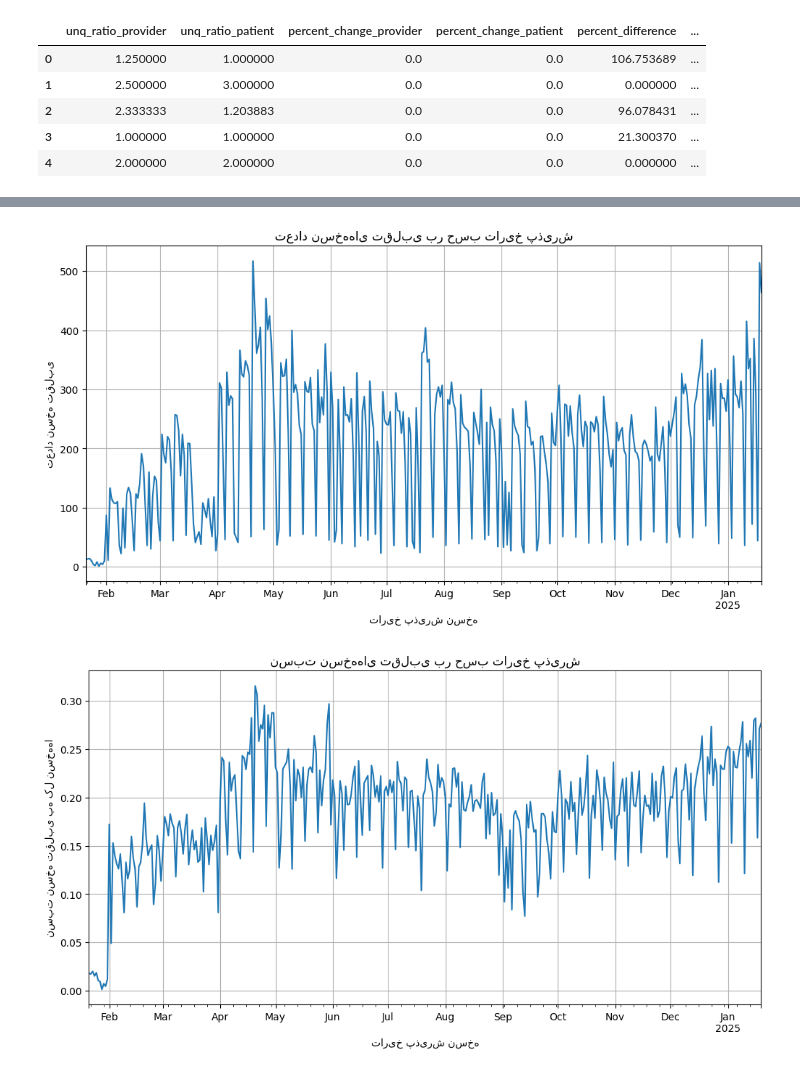
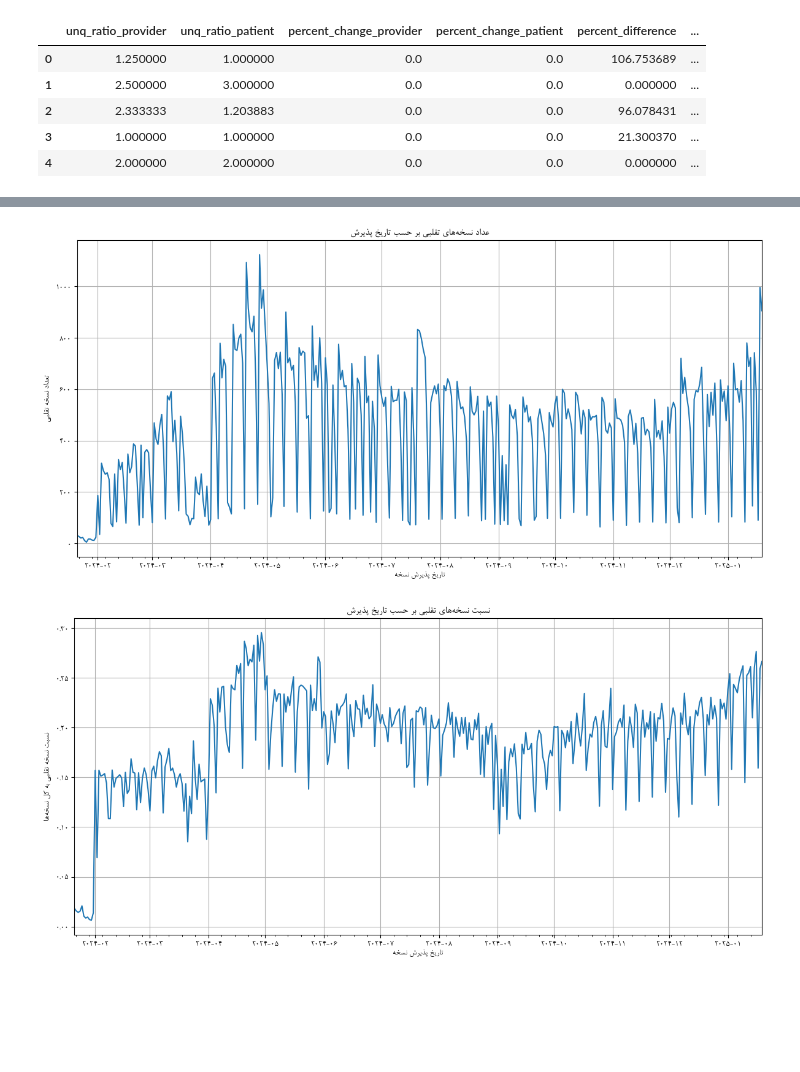
Before and after one commit to a-nowruzi/fraud-detection-algo, a Jupyter notebook: Project_FD 0.ipynb, the cells around one changed output, grey strips where cells are left out. Drawn from its saved outputs; the diff is of its cells as text; code cells hidden in the pictures; blank space fills up the shorter version.

```diff
--- a/Project_FD 0.ipynb
+++ b/Project_FD 0.ipynb
@@ -11,8 +11,9 @@ pd.set_option('display.max_rows', 100)
 # %% [markdown]
 # Section (1): Data Set Preparation
 # %%
-data = pd.read_csv('DataSet_FD7.CSV')
-
+data = pd.read_csv('FD_DataSet3.CSV')
+#('DataSet_FD7.CSV')
+#('D-362.1111.CSV')
 # Remove commas and spaces
 data['cost_amount'] = data['cost_amount'].str.replace(',', '').str.strip()
 data['ded_amount'] = data['ded_amount'].str.replace(',', '').str.strip()
@@ -24,8 +25,8 @@ data['ded_amount'] = pd.to_numeric(data['ded_amount'], errors='coerce').fillna(0
 data['confirmed_amount'] = pd.to_numeric(data['confirmed_amount'], errors='coerce').fillna(0).astype(int)
 # %%
 # Complete the missing records of provider name with the reference code and reference name
-data['provider_name'] = data['provider_name'].fillna(data['ref_code'])
-data['provider_name'] = data['provider_name'].fillna(data['ref_name'])
+data['provider_name'] = data['provider_name'].fillna(data['Ref_code'])
+data['provider_name'] = data['provider_name'].fillna(data['Ref_name'])
 
 specialties = pd.read_csv('specialties.csv')  # فایل تخصیص تخصص
 
@@ -920,7 +941,9 @@ data_final['gender'] = data['gender']
 data_final['age'] = data['age']
 data_final['Service'] = data['Service']
 data_final['province'] = data['province']
-data_final['پوشش'] = data['پوشش']
+data_final['Ins_Cover'] = data['Ins_Cover']
+data_final['Invice-type'] = data['Invice-type']
+data_final['Type_Medical_Record'] = data['Type_Medical_Record']
 
 data_final['prediction'] = y_pred
 
@@ -1157,49 +1209,60 @@ plt.show()
 # %%
 # تعداد نسخه‌های تقلبی بر حسب تاریخ پذیرش
 
 # اگر ستون تاریخ در قالب رشته است، ابتدا به تاریخ تبدیل کنید
 # final_data['Adm_date'] = pd.to_datetime(final_data['Adm_date'])
 
 # تعداد نسخه‌های تقلبی در هر تاریخ پذیرش
 fraud_by_date = data_final[data_final['prediction'] == -1].groupby('Adm_date').size()
 
-# رسم تعداد نسخه‌های تقلبی بر حسب تاریخ
+# رسم نمودار
 plt.figure(figsize=(12,6))
-fraud_by_date.plot()
-plt.xlabel('تاریخ پذیرش نسخه')
-plt.ylabel('تعداد نسخه تقلبی')
-plt.title('تعداد نسخه‌های تقلبی بر حسب تاریخ پذیرش')
+ax = fraud_by_date.plot()
+
+# تنظیم محور X برای نمایش تاریخ به شکل مناسب
+ax.set_xlabel(get_display(reshape('تاریخ پذیرش نسخه')))
+ax.set_ylabel(get_display(reshape('تعداد نسخه تقلبی')))
+ax.set_title(get_display(reshape('عداد نسخه‌های تقلبی بر حسب تاریخ پذیرش')))
+
+ax.xaxis.set_major_locator(mdates.MonthLocator())  # هر ماه
+ax.xaxis.set_major_formatter(mdates.DateFormatter('%Y-%m'))
+
 plt.grid(True)
+plt.tight_layout()
 plt.show()
 # %% [output]
-[figure, old version]
+[figure, new version]
 # %%
-# نسبت نسخه تقلبی به کل نسخه‌ها
-
-import matplotlib.pyplot as plt
-
-# اگر ستون تاریخ در قالب رشته است، آن را به تاریخ تبدیل کنید
+# فرض بر این است که ستون تاریخ در قالب datetime است، در غیر این صورت:
 data_final['Adm_date'] = pd.to_datetime(data_final['Adm_date'])
 
-# تعداد نسخه‌های تقلبی در هر تاریخ
+# محاسبه تعداد نسخه‌های تقلبی در هر تاریخ
 fraud_counts = data_final[data_final['prediction'] == -1].groupby('Adm_date').size()
 
-# تعداد کل نسخه‌ها در هر تاریخ
+# محاسبه کل نسخه‌ها در هر تاریخ
 total_counts = data_final.groupby('Adm_date').size()
 
-# محاسبه نسبت نسخه‌های تقلبی به کل نسخه‌ها
+# نسبت نسخه‌های تقلبی به کل نسخه‌ها
 fraud_ratio = fraud_counts / total_counts
 
-# رسم نسبت روزانه نسخه‌های تقلبی
+# رسم نمودار
 plt.figure(figsize=(12,6))
-fraud_ratio.plot()
-plt.xlabel('تاریخ پذیرش نسخه')
-plt.ylabel('نسبت نسخه تقلبی به کل نسخه‌ها')
-plt.title('نسبت نسخه‌های تقلبی بر حسب تاریخ پذیرش')
+ax = fraud_ratio.plot()
+
+# تنظیم محور X برای نمایش تاریخ به شکل مناسب
+ax.set_xlabel(get_display(reshape('تاریخ پذیرش نسخه')))
+ax.set_ylabel(get_display(reshape('نسبت نسخه تقلبی به کل نسخه‌ها')))
+ax.set_title(get_display(reshape('نسبت نسخه‌های تقلبی بر حسب تاریخ پذیرش')))
+
+# اگر نیاز دارید تاریخ‌ها به صورت روزانه، هفتگی یا ماهانه نمایش داده شوند:
+ax.xaxis.set_major_locator(mdates.MonthLocator())  # هر ماه
+ax.xaxis.set_major_formatter(mdates.DateFormatter('%Y-%m'))
+
 plt.grid(True)
+plt.tight_layout()
 plt.show()
 # %% [output]
-[figure, old version]
+[figure, new version]
 # %%
 # نسبت نسخه‌های تقلبی در پوشش های مختلف بیمه
 
```
Also changed, not shown: parts of 39 cells of this notebook.
